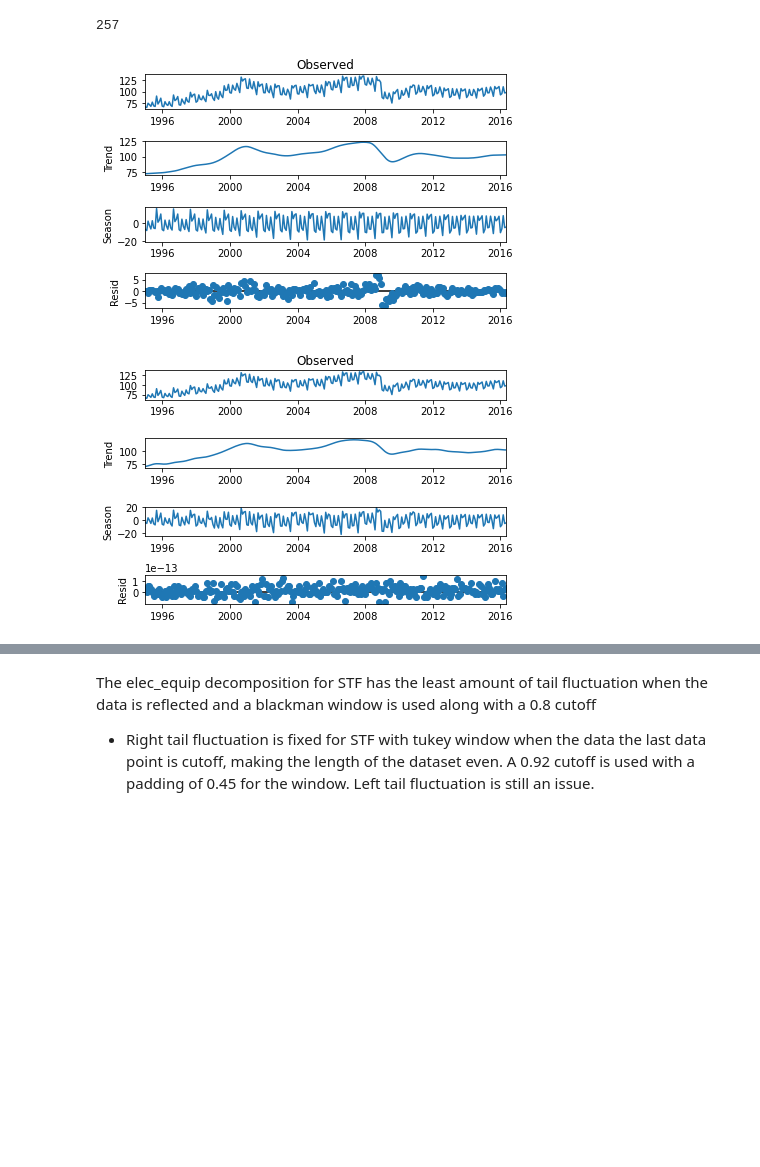
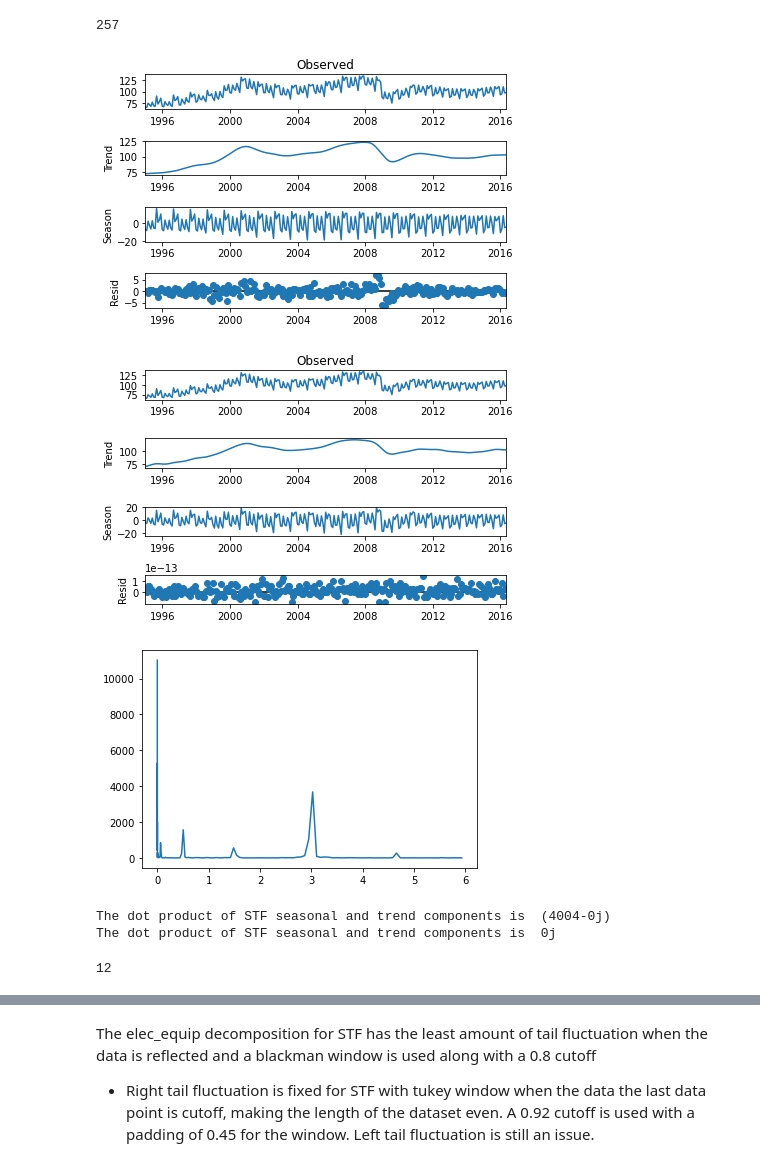
Before and after one commit to thodson-usgs/stf-decomposition, a Jupyter notebook: notebooks/02_stf_vs_stl.ipynb, the cells around one changed output, grey strips where cells are left out. Saved outputs shown, nothing was run; the diff lists cells and outputs as text; code cells hidden in the pictures; blank space fills up the shorter version.

```diff
--- a/notebooks/02_stf_vs_stl.ipynb
+++ b/notebooks/02_stf_vs_stl.ipynb
@@ -136,7 +136,7 @@ class STF:
         n = len(t)
         #Compute FFT
         fhat = np.fft.fft(f, n)
-        fhat_seasonal = np.fft.fft(f, n)
+        fhat_seasonal = copy.copy(fhat)
         # Power Spectrum
         PSD = fhat * np.conj(fhat) / n
 
@@ -145,9 +145,6 @@ class STF:
             # Add the alpha parameter to function as the seasonality parameter
         else:
             window = get_window(self.window, len(f))
-
-        PSD = PSD*window
-
 
         # X axis of freqs
         freq = (1 / (dt*n)) * np.arange(n)
@@ -194,34 +191,44 @@ class STF:
 
         # Initial Statistical Summary
        # print("The rmse", math.sqrt(mean_squared_error(co2["CO2"], (ffilt_seasonal + ffilt).real)))
-        #print("The dot product of STF seasonal and trend components is ", np.round(ffilt_seasonal.dot(ffilt)))
+        print("The dot product of STF seasonal and trend components is ", np.round(ffilt_seasonal.dot(ffilt)))
+        print("The dot product of STF seasonal and trend components is ", np.round(fhat_seasonal.dot(fhat)))
         from statsmodels.tsa.seasonal import DecomposeResult
         return DecomposeResult(self._observed, season, trend, resid, rw)
 # %%
 import pandas as pd
 from statsmodels.tsa.seasonal import STL
 import numpy as np
 import matplotlib.pyplot as plt
 from statsmodels.datasets import elec_equip as ds
 import statsmodels.datasets
 
 
 #TODO: 3/23/2022
 # Append one row to make an even array
 # Double the length and pad with zeros
 
 # Test stf vs stl on elec_equip data
 elec_equip = ds.load().data
 stl = STL(elec_equip, seasonal = 13)
 res_robust = stl.fit()
 fig = res_robust.plot()
 print(len(elec_equip))
 
 
 stf = STF_reflected(elec_equip, "blackman", pad = 1)
 res = stf.fit()
 fig = res.plot()
+
+stf = STF(elec_equip, "hanning", cutoff=.9)
+res = stf.fit()
+fig = res.plot()
+stf.period
 # %% [output]
 257
 [figure]
 [figure]
+[figure, added]
+The dot product of STF seasonal and trend components is  (4004-0j)
+The dot product of STF seasonal and trend components is  0j
+12
```
Also changed, not shown: parts of 3 cells of this notebook.
